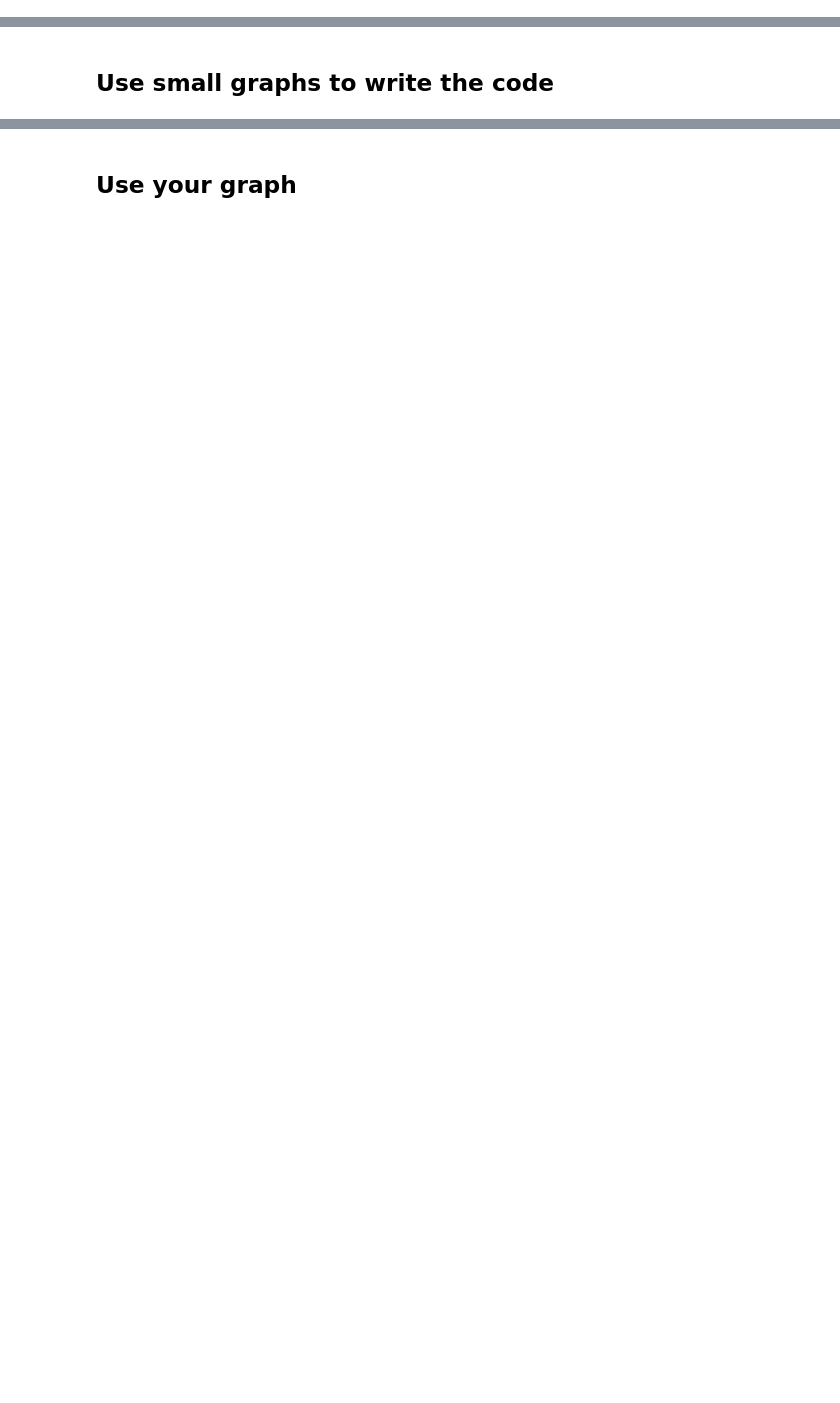
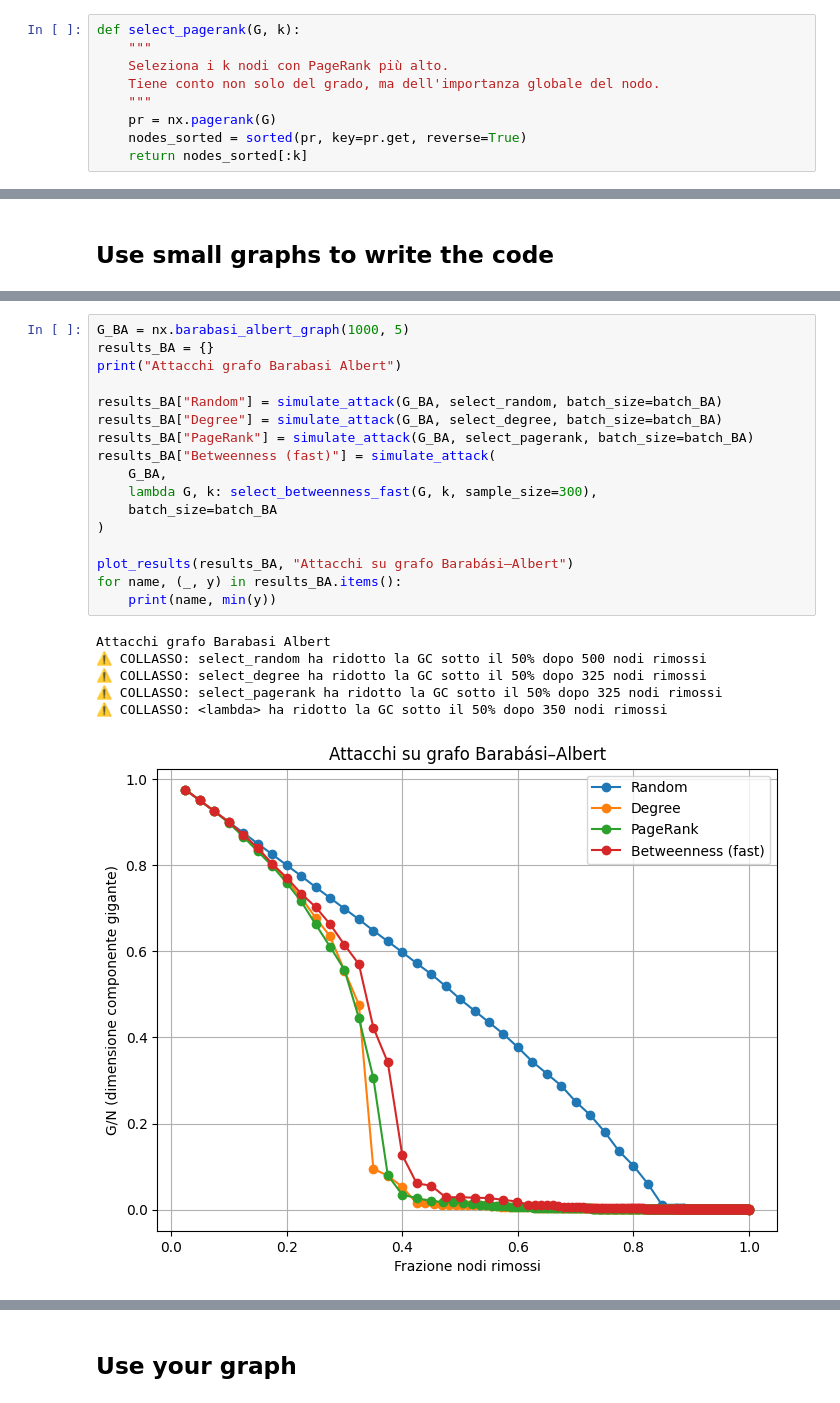
Before and after one commit to CamillaMagistrello/NETWORK_ANALYSIS, a Jupyter notebook: ASSIGNMENTS/src/assignment2.ipynb, the cells around one changed output, grey strips where cells are left out. Cells and saved outputs as stored; diff of their text form; blank space fills up the shorter version.

```diff
--- a/ASSIGNMENTS/src/assignment2.ipynb
+++ b/ASSIGNMENTS/src/assignment2.ipynb
@@ -11,0 +49,9 @@ from itertools import combinations
+# %%
+def select_pagerank(G, k):
+    """
+    Seleziona i k nodi con PageRank più alto.
+    Tiene conto non solo del grado, ma dell'importanza globale del nodo.
+    """
+    pr = nx.pagerank(G)
+    nodes_sorted = sorted(pr, key=pr.get, reverse=True)
+    return nodes_sorted[:k]
@@ -133,0 +181,24 @@ Last values: [0.23, 0.24, 0.25, 0.26, 0.27] [0.212, 0.146, 0.078, 0.016, 0.002]
+# %%
+G_BA = nx.barabasi_albert_graph(1000, 5)
+results_BA = {}
+print("Attacchi grafo Barabasi Albert")
+
+results_BA["Random"] = simulate_attack(G_BA, select_random, batch_size=batch_BA)
+results_BA["Degree"] = simulate_attack(G_BA, select_degree, batch_size=batch_BA)
+results_BA["PageRank"] = simulate_attack(G_BA, select_pagerank, batch_size=batch_BA)
+results_BA["Betweenness (fast)"] = simulate_attack(
+    G_BA,
+    lambda G, k: select_betweenness_fast(G, k, sample_size=300),
+    batch_size=batch_BA
+)
+
+plot_results(results_BA, "Attacchi su grafo Barabási–Albert")
+for name, (_, y) in results_BA.items():
+    print(name, min(y))
+# %% [output]
+Attacchi grafo Barabasi Albert
+⚠️ COLLASSO: select_random ha ridotto la GC sotto il 50% dopo 500 nodi rimossi
+⚠️ COLLASSO: select_degree ha ridotto la GC sotto il 50% dopo 325 nodi rimossi
+⚠️ COLLASSO: select_pagerank ha ridotto la GC sotto il 50% dopo 325 nodi rimossi
+⚠️ COLLASSO: <lambda> ha ridotto la GC sotto il 50% dopo 350 nodi rimossi
+[figure, added]
```
Also changed, not shown: parts of 42 cells of this notebook, 4 other files.
